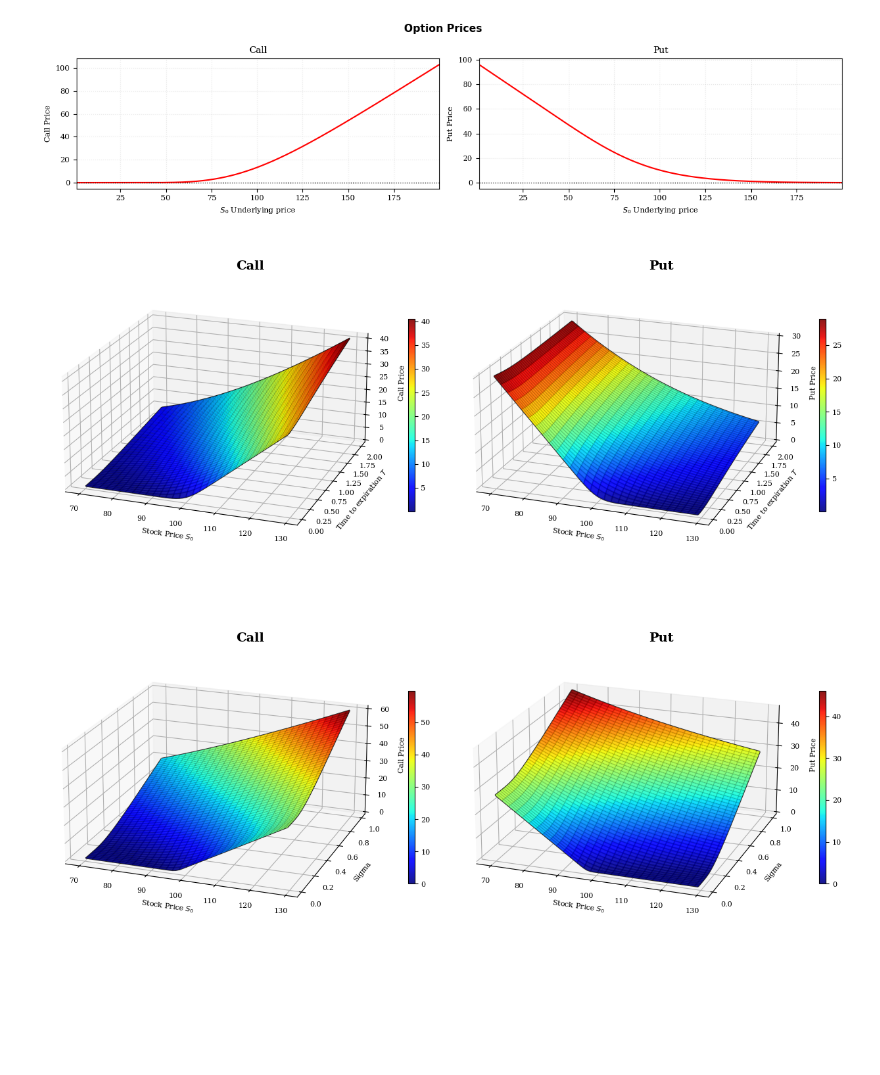
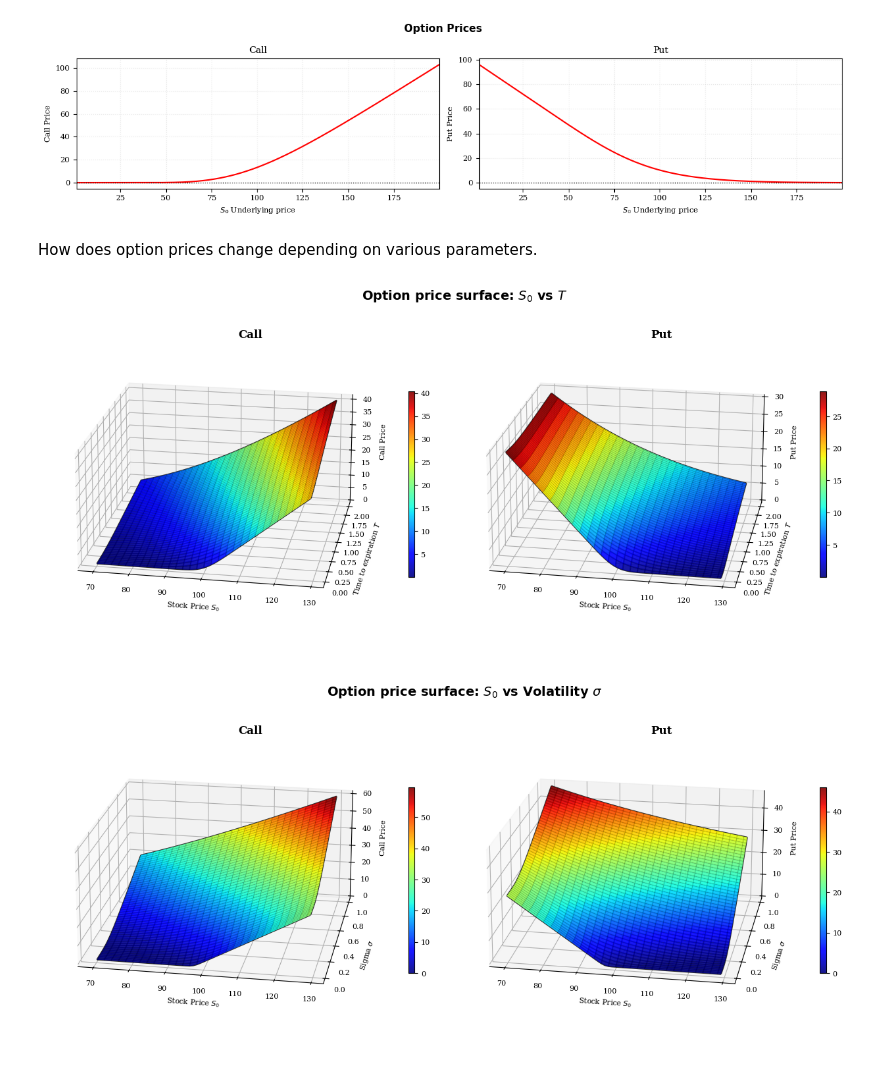
Before and after one commit to sushashi/finance-notebooks, a Jupyter notebook: 01_Intro_Derivatives_BS_Greeks.ipynb, the cells around one changed output. Cells and saved outputs as stored; diff of their text form; code cells hidden in the pictures; blank space fills up the shorter version.

```diff
--- a/01_Intro_Derivatives_BS_Greeks.ipynb
+++ b/01_Intro_Derivatives_BS_Greeks.ipynb
@@ -524,37 +524,40 @@ plt.suptitle('Option Prices', fontweight='bold', fontsize=11, fontfamily='sans-s
 plt.tight_layout()
 # %% [output]
 [figure]
+# %% [markdown]
+How does option prices change depending on various parameters.
 # %%
 s = np.arange(70, 130, 1)
 t = np.arange(0.01, 2.0, 0.01)
 S, T = np.meshgrid(s, t)
 K=100; sigma=0.3; r=0.03
 call_prices = BSM_call(S, K, T, r, sigma)
 put_prices = BSM_put(S, K, T, r, sigma)
 
 def plot_3d_option(ax, x, y, z, title, xlabel, ylabel, zlabel):
     ax.plot_wireframe(x, y, z, color='black', alpha=0.8)
     surf =  ax.plot_surface(x, y, z, cmap=cm.jet, alpha=0.9)
 
     plt.colorbar(surf, shrink=0.3, aspect=30)
-    ax.set_title(title, fontweight='bold', fontsize=14, x = 0.6, y = 0.99)
+    ax.set_title(title, fontweight='bold', fontsize=12, x = 0.6, y = 0.99)
     ax.set_xlabel(xlabel)
     ax.set_ylabel(ylabel)
     ax.set_zlabel(zlabel)
 
-    ax.view_init(elev=20, azim=290, roll=0)
+    ax.view_init(elev=20, azim=280, roll=0)
     ax.set_box_aspect([2,1.95,1])
 
 fig = plt.figure(figsize=(13, 10))
 ax1 = fig.add_subplot(121, projection='3d')
 ax2 = fig.add_subplot(122, projection='3d')
 plot_3d_option(ax1, S, T, call_prices, 'Call', 'Stock Price $S_0$', 'Time to expiration $T$', 'Call Price')
 plot_3d_option(ax2, S, T, put_prices, 'Put', 'Stock Price $S_0$', 'Time to expiration $T$', 'Put Price')
 
+plt.suptitle('Option price surface: $S_0$ vs $T$',fontweight='bold', fontfamily='sans-serif', fontsize=14, y = 0.78)
 plt.tight_layout()
 plt.show()
 # %% [output]
-[figure, old version]
+[figure, new version]
 # %%
 s = np.arange(70, 130, 1)
 sigma = np.arange(0.01, 1.0, 0.01)
@@ -567,10 +570,10 @@ put_prices_sigma = BSM_put(S, K, T, r, SIGMA)
 fig = plt.figure(figsize=(13, 10))
 ax1 = fig.add_subplot(121, projection='3d')
 ax2 = fig.add_subplot(122, projection='3d')
-plot_3d_option(ax1, S, SIGMA, call_prices_sigma, 'Call', 'Stock Price $S_0$', 'Sigma', 'Call Price')
-plot_3d_option(ax2, S, SIGMA, put_prices_sigma, 'Put', 'Stock Price $S_0$', 'Sigma', 'Put Price')
-
+plot_3d_option(ax1, S, SIGMA, call_prices_sigma, 'Call', 'Stock Price $S_0$', r'Sigma $\sigma$', 'Call Price')
+plot_3d_option(ax2, S, SIGMA, put_prices_sigma, 'Put', 'Stock Price $S_0$', r'Sigma $\sigma$', 'Put Price')
+plt.suptitle(r'Option price surface: $S_0$ vs Volatility $\sigma$',fontweight='bold', fontfamily='sans-serif', fontsize=14, y = 0.78)
 plt.tight_layout()
 plt.show()
 # %% [output]
-[figure, old version]
+[figure, new version]
```
Also changed, not shown: parts of 3 cells of this notebook.
